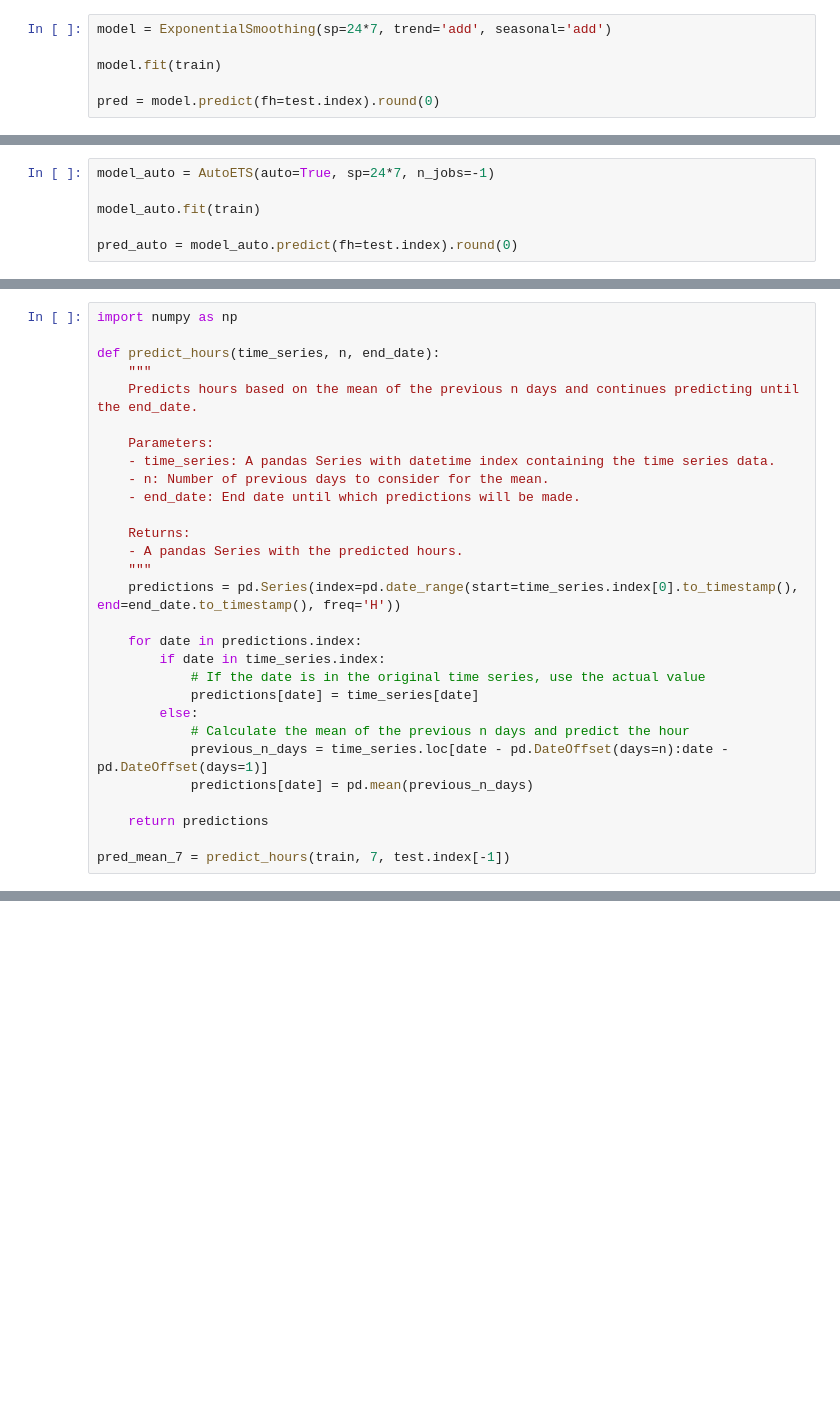
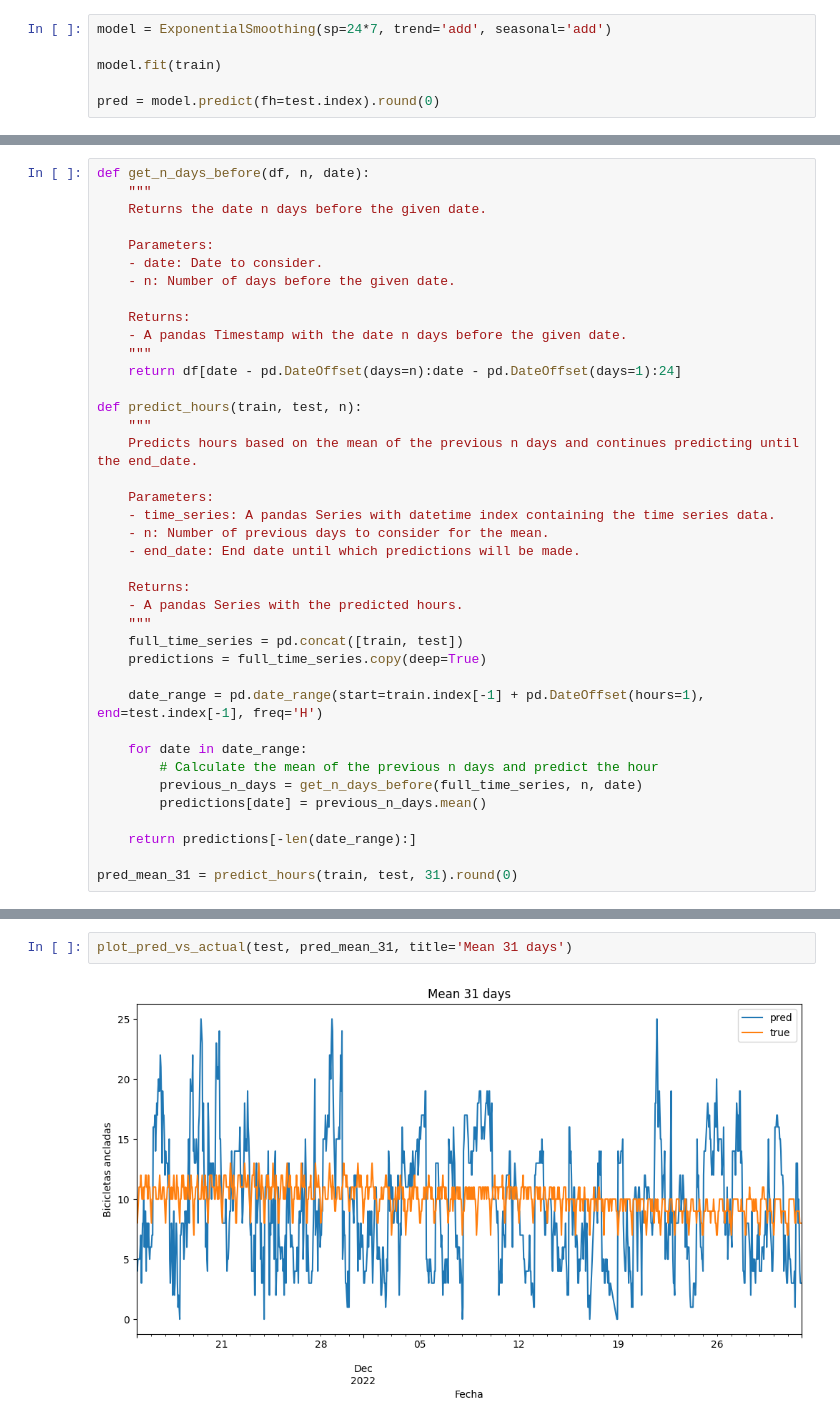
Before and after one commit to Pabloo22/bicimad, a Jupyter notebook: notebooks/entrega/baselines.ipynb, the cells around one changed output, grey strips where cells are left out. Cells and saved outputs as stored; diff of their text form; blank space fills up the shorter version.

```diff
--- a/notebooks/entrega/baselines.ipynb
+++ b/notebooks/entrega/baselines.ipynb
@@ -37,6 +47,0 @@ both.plot(figsize=(12, 8))
-# %%
-model_auto = AutoETS(auto=True, sp=24*7, n_jobs=-1)
-
-model_auto.fit(train)
-
-pred_auto = model_auto.predict(fh=test.index).round(0)
@@ -102,7 +58,18 @@ test['2022-11-01 00:00:00':'2022-11-01 23:00:00']
 # %%
-import numpy as np
+def get_n_days_before(df, n, date):
+    """
+    Returns the date n days before the given date.
 
-def predict_hours(time_series, n, end_date):
+    Parameters:
+    - date: Date to consider.
+    - n: Number of days before the given date.
+
+    Returns:
+    - A pandas Timestamp with the date n days before the given date.
+    """
+    return df[date - pd.DateOffset(days=n):date - pd.DateOffset(days=1):24]
+
+def predict_hours(train, test, n):
     """
     Predicts hours based on the mean of the previous n days and continues predicting until the end_date.
 
@@ -114,17 +81,16 @@ def predict_hours(time_series, n, end_date):
     Returns:
     - A pandas Series with the predicted hours.
     """
-    predictions = pd.Series(index=pd.date_range(start=time_series.index[0].to_timestamp(), end=end_date.to_timestamp(), freq='H'))
+    full_time_series = pd.concat([train, test])
+    predictions = full_time_series.copy(deep=True)
 
-    for date in predictions.index:
-        if date in time_series.index:
-            # If the date is in the original time series, use the actual value
-            predictions[date] = time_series[date]
-        else:
-            # Calculate the mean of the previous n days and predict the hour
-            previous_n_days = time_series.loc[date - pd.DateOffset(days=n):date - pd.DateOffset(days=1)]
-            predictions[date] = pd.mean(previous_n_days)
+    date_range = pd.date_range(start=train.index[-1] + pd.DateOffset(hours=1), end=test.index[-1], freq='H')
 
-    return predictions
+    for date in date_range:
+        # Calculate the mean of the previous n days and predict the hour
+        previous_n_days = get_n_days_before(full_time_series, n, date)
+        predictions[date] = previous_n_days.mean()
 
-pred_mean_7 = predict_hours(train, 7, test.index[-1])
+    return predictions[-len(date_range):]
+
+pred_mean_31 = predict_hours(train, test, 31).round(0)
@@ -208,0 +97,4 @@ KeyError: Timestamp('2022-10-17 04:00:00')
+# %%
+plot_pred_vs_actual(test, pred_mean_31, title='Mean 31 days')
+# %% [output]
+[figure, added]
```
Also changed, not shown: parts of 21 cells of this notebook.
